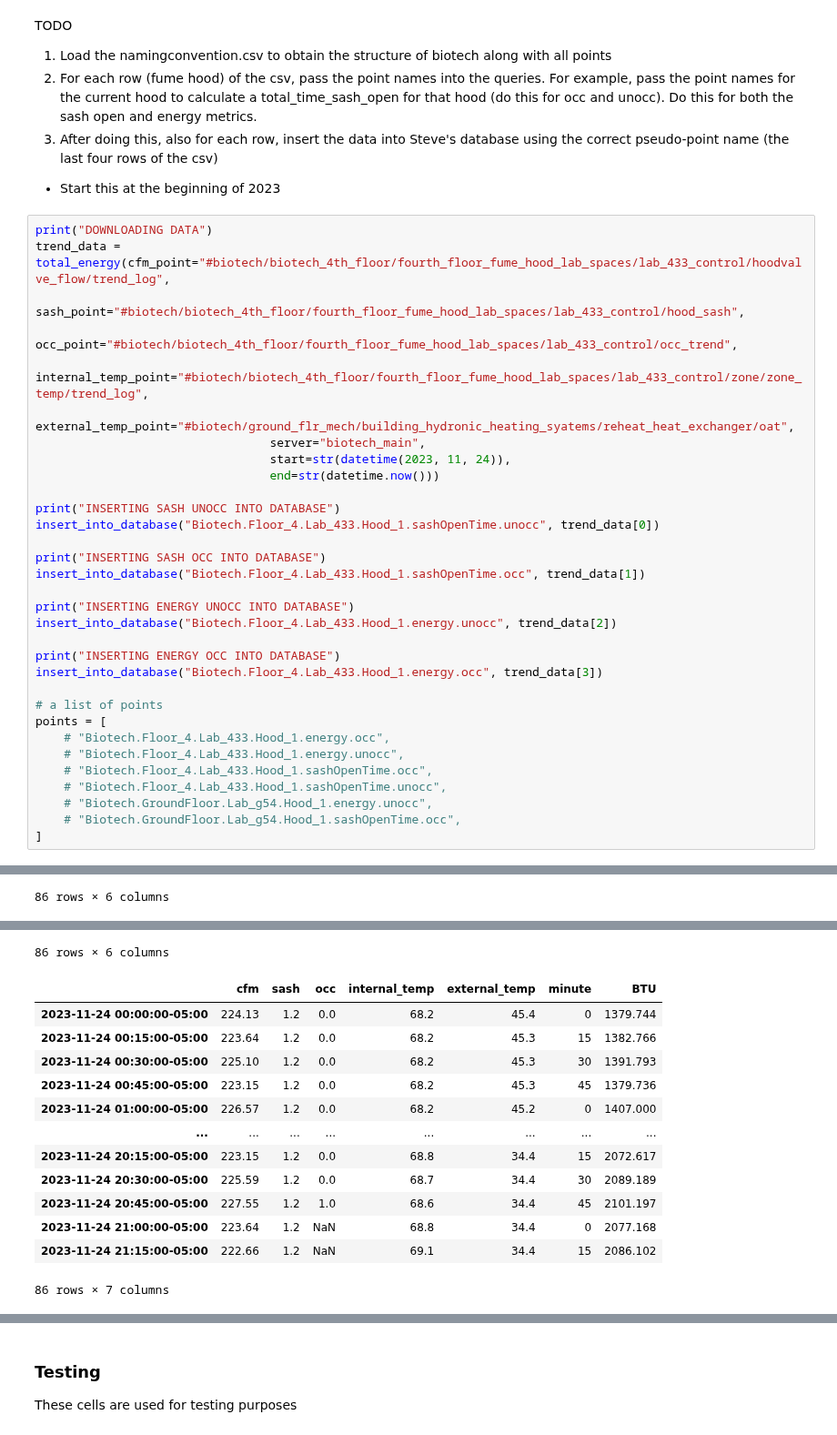
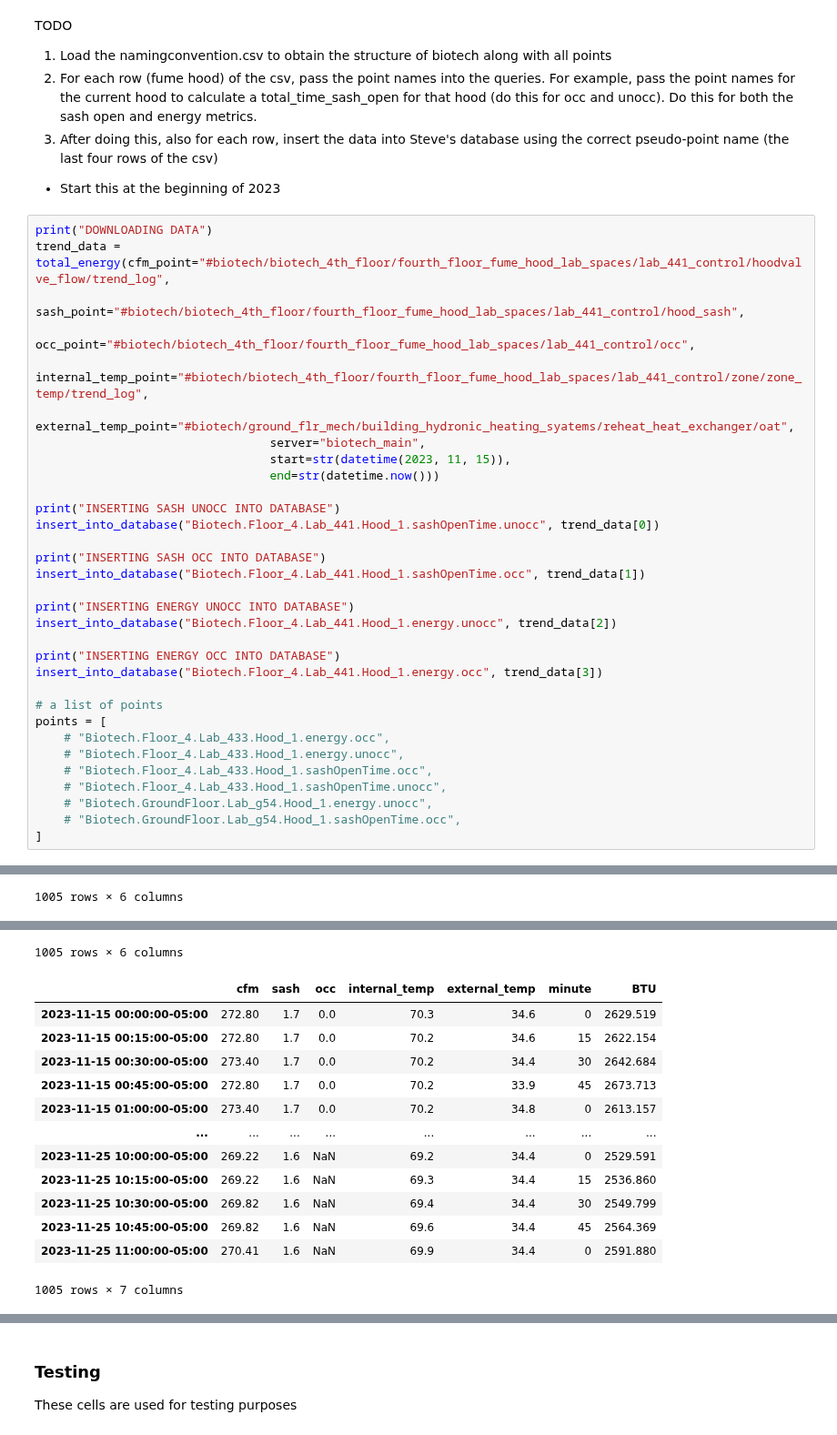
Before and after one commit to thereidfleish/fume-hood-dashboard, a Jupyter notebook: add_fumehood_data.ipynb, the cells around one changed output, grey strips where cells are left out. Shown at 91% size. Cells and saved outputs as stored; diff of their text form.

```diff
--- a/add_fumehood_data.ipynb
+++ b/add_fumehood_data.ipynb
@@ -212,26 +212,26 @@ TODO
 - Start this at the beginning of 2023
 # %%
 print("DOWNLOADING DATA")
-trend_data = total_energy(cfm_point="#biotech/biotech_4th_floor/fourth_floor_fume_hood_lab_spaces/lab_433_control/hoodvalve_flow/trend_log",
-                                 sash_point="#biotech/biotech_4th_floor/fourth_floor_fume_hood_lab_spaces/lab_433_control/hood_sash",
-                                 occ_point="#biotech/biotech_4th_floor/fourth_floor_fume_hood_lab_spaces/lab_433_control/occ_trend",
-                                 internal_temp_point="#biotech/biotech_4th_floor/fourth_floor_fume_hood_lab_spaces/lab_433_control/zone/zone_temp/trend_log",
+trend_data = total_energy(cfm_point="#biotech/biotech_4th_floor/fourth_floor_fume_hood_lab_spaces/lab_441_control/hoodvalve_flow/trend_log",
+                                 sash_point="#biotech/biotech_4th_floor/fourth_floor_fume_hood_lab_spaces/lab_441_control/hood_sash",
+                                 occ_point="#biotech/biotech_4th_floor/fourth_floor_fume_hood_lab_spaces/lab_441_control/occ",
+                                 internal_temp_point="#biotech/biotech_4th_floor/fourth_floor_fume_hood_lab_spaces/lab_441_control/zone/zone_temp/trend_log",
                                  external_temp_point="#biotech/ground_flr_mech/building_hydronic_heating_syatems/reheat_heat_exchanger/oat",
                                  server="biotech_main",
-                                 start=str(datetime(2023, 11, 24)),
+                                 start=str(datetime(2023, 11, 15)),
                                  end=str(datetime.now()))
 
 print("INSERTING SASH UNOCC INTO DATABASE")
-insert_into_database("Biotech.Floor_4.Lab_433.Hood_1.sashOpenTime.unocc", trend_data[0])
+insert_into_database("Biotech.Floor_4.Lab_441.Hood_1.sashOpenTime.unocc", trend_data[0])
 
 print("INSERTING SASH OCC INTO DATABASE")
-insert_into_database("Biotech.Floor_4.Lab_433.Hood_1.sashOpenTime.occ", trend_data[1])
+insert_into_database("Biotech.Floor_4.Lab_441.Hood_1.sashOpenTime.occ", trend_data[1])
 
 print("INSERTING ENERGY UNOCC INTO DATABASE")
-insert_into_database("Biotech.Floor_4.Lab_433.Hood_1.energy.unocc", trend_data[2])
+insert_into_database("Biotech.Floor_4.Lab_441.Hood_1.energy.unocc", trend_data[2])
 
 print("INSERTING ENERGY OCC INTO DATABASE")
-insert_into_database("Biotech.Floor_4.Lab_433.Hood_1.energy.occ", trend_data[3])
+insert_into_database("Biotech.Floor_4.Lab_441.Hood_1.energy.occ", trend_data[3])
 
 # a list of points
 points = [
@@ -277,2 +277,2 @@ DOWNLOADING DATA
-86 rows × 6 columns
+1005 rows × 6 columns
 |  | cfm | sash | occ | internal_temp | external_temp | minute |
@@ -290,15 +290,15 @@ DOWNLOADING DATA
-86 rows × 6 columns
+1005 rows × 6 columns
 |  | cfm | sash | occ | internal_temp | external_temp | minute | BTU |
-| 2023-11-24 00:00:00-05:00 | 224.13 | 1.2 | 0.0 | 68.2 | 45.4 | 0 | 1379.744 |
-| 2023-11-24 00:15:00-05:00 | 223.64 | 1.2 | 0.0 | 68.2 | 45.3 | 15 | 1382.766 |
-| 2023-11-24 00:30:00-05:00 | 225.10 | 1.2 | 0.0 | 68.2 | 45.3 | 30 | 1391.793 |
-| 2023-11-24 00:45:00-05:00 | 223.15 | 1.2 | 0.0 | 68.2 | 45.3 | 45 | 1379.736 |
-| 2023-11-24 01:00:00-05:00 | 226.57 | 1.2 | 0.0 | 68.2 | 45.2 | 0 | 1407.000 |
+| 2023-11-15 00:00:00-05:00 | 272.80 | 1.7 | 0.0 | 70.3 | 34.6 | 0 | 2629.519 |
+| 2023-11-15 00:15:00-05:00 | 272.80 | 1.7 | 0.0 | 70.2 | 34.6 | 15 | 2622.154 |
+| 2023-11-15 00:30:00-05:00 | 273.40 | 1.7 | 0.0 | 70.2 | 34.4 | 30 | 2642.684 |
+| 2023-11-15 00:45:00-05:00 | 272.80 | 1.7 | 0.0 | 70.2 | 33.9 | 45 | 2673.713 |
+| 2023-11-15 01:00:00-05:00 | 273.40 | 1.7 | 0.0 | 70.2 | 34.8 | 0 | 2613.157 |
 | ... | ... | ... | ... | ... | ... | ... | ... |
-| 2023-11-24 20:15:00-05:00 | 223.15 | 1.2 | 0.0 | 68.8 | 34.4 | 15 | 2072.617 |
-| 2023-11-24 20:30:00-05:00 | 225.59 | 1.2 | 0.0 | 68.7 | 34.4 | 30 | 2089.189 |
-| 2023-11-24 20:45:00-05:00 | 227.55 | 1.2 | 1.0 | 68.6 | 34.4 | 45 | 2101.197 |
-| 2023-11-24 21:00:00-05:00 | 223.64 | 1.2 | NaN | 68.8 | 34.4 | 0 | 2077.168 |
-| 2023-11-24 21:15:00-05:00 | 222.66 | 1.2 | NaN | 69.1 | 34.4 | 15 | 2086.102 |
+| 2023-11-25 10:00:00-05:00 | 269.22 | 1.6 | NaN | 69.2 | 34.4 | 0 | 2529.591 |
+| 2023-11-25 10:15:00-05:00 | 269.22 | 1.6 | NaN | 69.3 | 34.4 | 15 | 2536.860 |
+| 2023-11-25 10:30:00-05:00 | 269.82 | 1.6 | NaN | 69.4 | 34.4 | 30 | 2549.799 |
+| 2023-11-25 10:45:00-05:00 | 269.82 | 1.6 | NaN | 69.6 | 34.4 | 45 | 2564.369 |
+| 2023-11-25 11:00:00-05:00 | 270.41 | 1.6 | NaN | 69.9 | 34.4 | 0 | 2591.880 |
-86 rows × 7 columns
+1005 rows × 7 columns
 |  | cfm | sash | occ | internal_temp | external_temp | minute | BTU |
```
Also changed, not shown: parts of 2 cells of this notebook, 1 other file.
